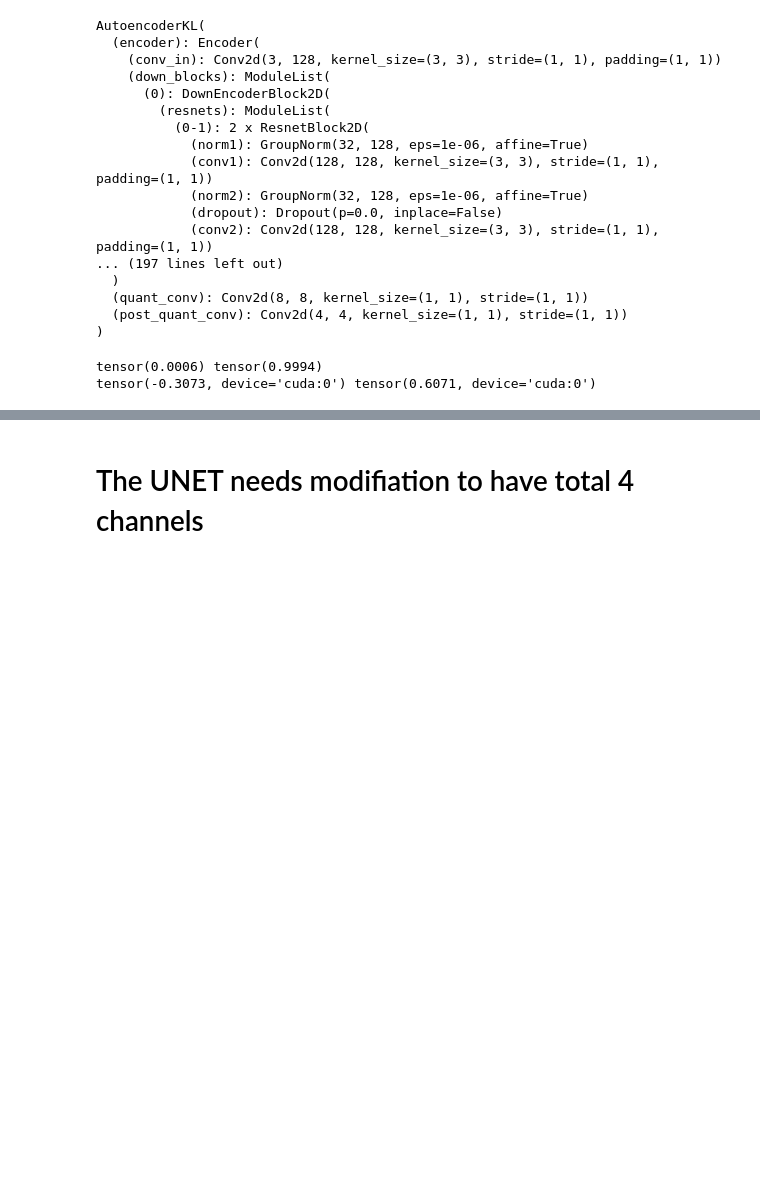
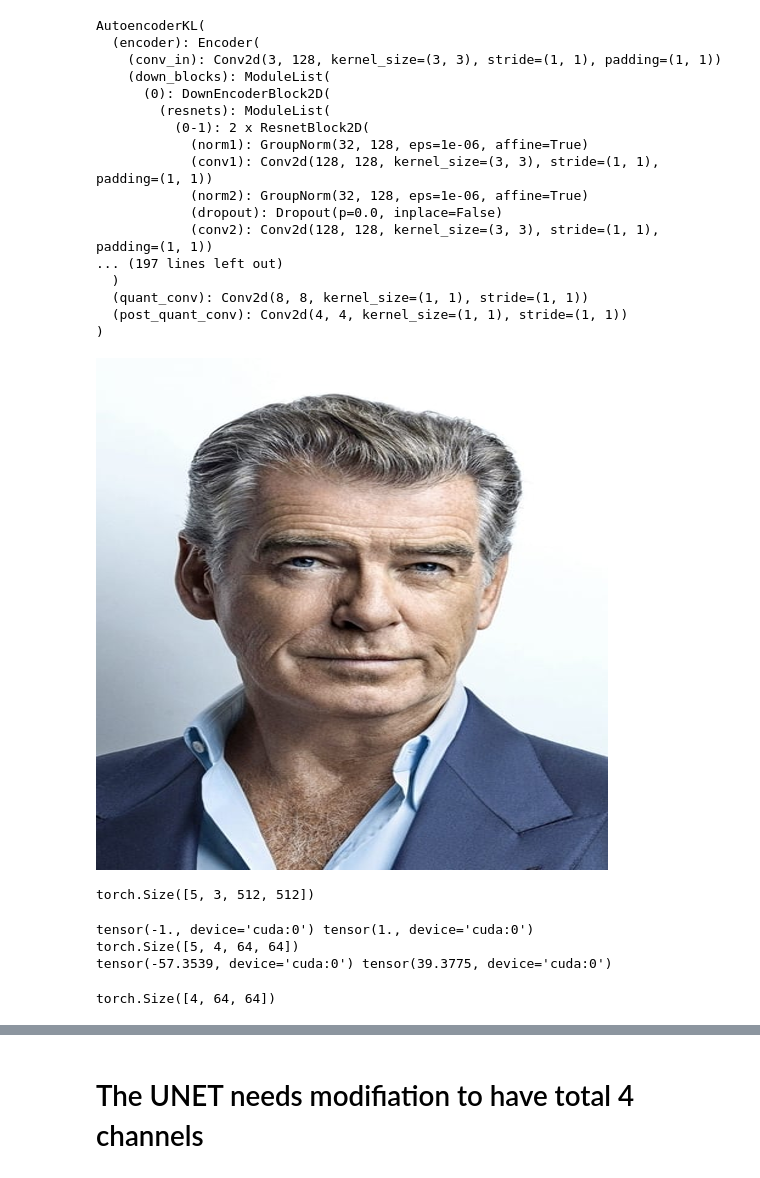
Before and after one commit to mohan696matlab/Diffusion_Gen_AI_Course, a Jupyter notebook: part_5_latent_diffusion_model/part_5_1_ldm_on_celeb_faces.ipynb, the cells around one changed output, grey strips where cells are left out. Cells and saved outputs as stored; diff of their text form; code cells hidden in the pictures; blank space fills up the shorter version.

```diff
--- a/part_5_latent_diffusion_model/part_5_1_ldm_on_celeb_faces.ipynb
+++ b/part_5_latent_diffusion_model/part_5_1_ldm_on_celeb_faces.ipynb
@@ -136,27 +125,45 @@ AutoencoderKL(
 from datasets import load_dataset
 
 ds = load_dataset("ashraq/tmdb-celeb-10k",split='train')
+# %%
+ds[67]['image'].resize((512,512))
+# %% [output]
+[figure, added]
 # %%
 from torchvision import transforms
 from PIL import Image
 
-image = ds[0]['image']
+images = ds[0:5]['image']
 
 transform = transforms.Compose([ transforms.Resize((512,512)),
                             transforms.ToTensor(),
                             transforms.Normalize([0.5],[0.5]),
 ])
 
-image = transform(image).unsqueeze(0).to(device)
+images = [transform(image) for image in images]
+
+images = torch.stack(images).to(device)
+
+images.shape
+# %% [output]
+torch.Size([5, 3, 512, 512])
-# %%
-image= torch.randn((5,3,512,512))
-print(torch.mean(image),torch.std(image))
-
-with torch.no_grad():
-    latent = vae.encode(image.to(device)).latent_dist.sample() * vae.config.scaling_factor
-print(torch.mean(latent),torch.var(latent))
-# %% [output]
-tensor(0.0006) tensor(0.9994)
-tensor(-0.3073, device='cuda:0') tensor(0.6071, device='cuda:0')
+# %%
+# print meand and std of images
+print(torch.min(images),torch.max(images))
+
+with torch.no_grad():
+    latent = vae.encode(images).latent_dist.sample()# bs, 4, 64, 64
+
+print(latent.shape)
+
+print(torch.min(latent),torch.max(latent))
+# %% [output]
+tensor(-1., device='cuda:0') tensor(1., device='cuda:0')
+torch.Size([5, 4, 64, 64])
+tensor(-57.3539, device='cuda:0') tensor(39.3775, device='cuda:0')
+# %%
+latent[0].shape
+# %% [output]
+torch.Size([4, 64, 64])
 # %%
 with torch.no_grad():
```
Also changed, not shown: parts of 10 cells of this notebook, 2 other files.
